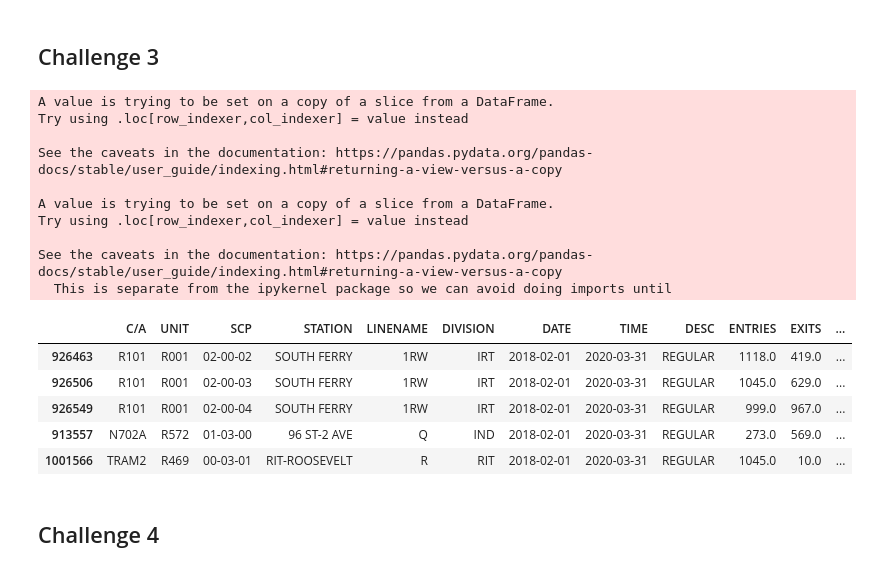
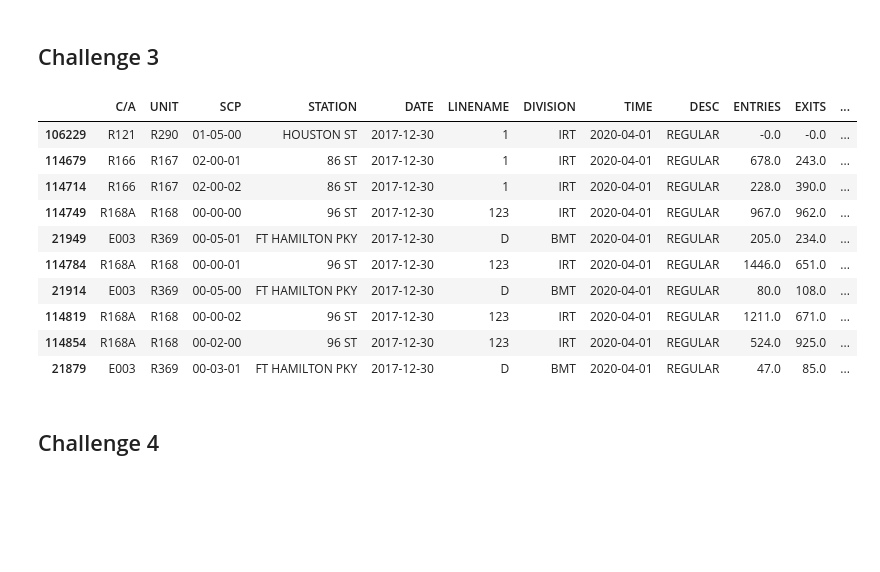
Before and after one commit to bubblebooy/Metis-Project-1-EDA, a Jupyter notebook: Benson Challenges - Max.ipynb, the cells around one changed output. Cells and saved outputs as stored; diff of their text form; code cells hidden in the pictures; blank space fills up the shorter version.

Commit message:
data clean up

```diff
--- a/Benson Challenges - Max.ipynb
+++ b/Benson Challenges - Max.ipynb
@@ -55,28 +55,25 @@ df.head(10)
 # %% [markdown]
 ## Challenge 3
 # %%
-df_diff=df[df['TIME']=='00:00:00']
+#df_diff=df[df['TIME']=='00:00:00']
+df_diff = df.sort_values("DATETIME", ascending=True)
+df_diff = df_diff.groupby(["C/A", "UNIT", "SCP", "STATION", "DATE"],as_index=False).first()
 df_diff['ENTRIES']= df_diff.groupby(['C/A','UNIT','SCP','STATION'])['ENTRIES'].diff(-1)*-1
 df_diff['EXITS']=df_diff.groupby(['C/A','UNIT','SCP','STATION'])['EXITS'].diff(-1)*-1
 df_diff = df_diff.dropna()
-df_diff.sort_values('DATETIME').tail()
+df_diff.sort_values('DATETIME').head(10)
 # %% [output]
-A value is trying to be set on a copy of a slice from a DataFrame.
-Try using .loc[row_indexer,col_indexer] = value instead
-
-See the caveats in the documentation: https://pandas.pydata.org/pandas-docs/stable/user_guide/indexing.html#returning-a-view-versus-a-copy
-
-A value is trying to be set on a copy of a slice from a DataFrame.
-Try using .loc[row_indexer,col_indexer] = value instead
-
-See the caveats in the documentation: https://pandas.pydata.org/pandas-docs/stable/user_guide/indexing.html#returning-a-view-versus-a-copy
-  This is separate from the ipykernel package so we can avoid doing imports until
-|  | C/A | UNIT | SCP | STATION | LINENAME | DIVISION | DATE | TIME | DESC | ENTRIES | EXITS | ... |
-| 926463 | R101 | R001 | 02-00-02 | SOUTH FERRY | 1RW | IRT | 2018-02-01 | 2020-03-31 | REGULAR | 1118.0 | 419.0 | ... |
-| 926506 | R101 | R001 | 02-00-03 | SOUTH FERRY | 1RW | IRT | 2018-02-01 | 2020-03-31 | REGULAR | 1045.0 | 629.0 | ... |
-| 926549 | R101 | R001 | 02-00-04 | SOUTH FERRY | 1RW | IRT | 2018-02-01 | 2020-03-31 | REGULAR | 999.0 | 967.0 | ... |
-| 913557 | N702A | R572 | 01-03-00 | 96 ST-2 AVE | Q | IND | 2018-02-01 | 2020-03-31 | REGULAR | 273.0 | 569.0 | ... |
-| 1001566 | TRAM2 | R469 | 00-03-01 | RIT-ROOSEVELT | R | RIT | 2018-02-01 | 2020-03-31 | REGULAR | 1045.0 | 10.0 | ... |
+|  | C/A | UNIT | SCP | STATION | DATE | LINENAME | DIVISION | TIME | DESC | ENTRIES | EXITS | ... |
+| 106229 | R121 | R290 | 01-05-00 | HOUSTON ST | 2017-12-30 | 1 | IRT | 2020-04-01 | REGULAR | -0.0 | -0.0 | ... |
+| 114679 | R166 | R167 | 02-00-01 | 86 ST | 2017-12-30 | 1 | IRT | 2020-04-01 | REGULAR | 678.0 | 243.0 | ... |
+| 114714 | R166 | R167 | 02-00-02 | 86 ST | 2017-12-30 | 1 | IRT | 2020-04-01 | REGULAR | 228.0 | 390.0 | ... |
+| 114749 | R168A | R168 | 00-00-00 | 96 ST | 2017-12-30 | 123 | IRT | 2020-04-01 | REGULAR | 967.0 | 962.0 | ... |
+| 21949 | E003 | R369 | 00-05-01 | FT HAMILTON PKY | 2017-12-30 | D | BMT | 2020-04-01 | REGULAR | 205.0 | 234.0 | ... |
+| 114784 | R168A | R168 | 00-00-01 | 96 ST | 2017-12-30 | 123 | IRT | 2020-04-01 | REGULAR | 1446.0 | 651.0 | ... |
+| 21914 | E003 | R369 | 00-05-00 | FT HAMILTON PKY | 2017-12-30 | D | BMT | 2020-04-01 | REGULAR | 80.0 | 108.0 | ... |
+| 114819 | R168A | R168 | 00-00-02 | 96 ST | 2017-12-30 | 123 | IRT | 2020-04-01 | REGULAR | 1211.0 | 671.0 | ... |
+| 114854 | R168A | R168 | 00-02-00 | 96 ST | 2017-12-30 | 123 | IRT | 2020-04-01 | REGULAR | 524.0 | 925.0 | ... |
+| 21879 | E003 | R369 | 00-03-01 | FT HAMILTON PKY | 2017-12-30 | D | BMT | 2020-04-01 | REGULAR | 47.0 | 85.0 | ... |
 # %%
 # df_max_min = df.groupby(['DATE','STATION','UNIT','C/A','SCP'])['ENTRIES','EXITS'].agg(['max','min']).sort_values('DATE')
 # df_max_min.head(10)
```
Also changed, not shown: parts of 1 cell of this notebook.
